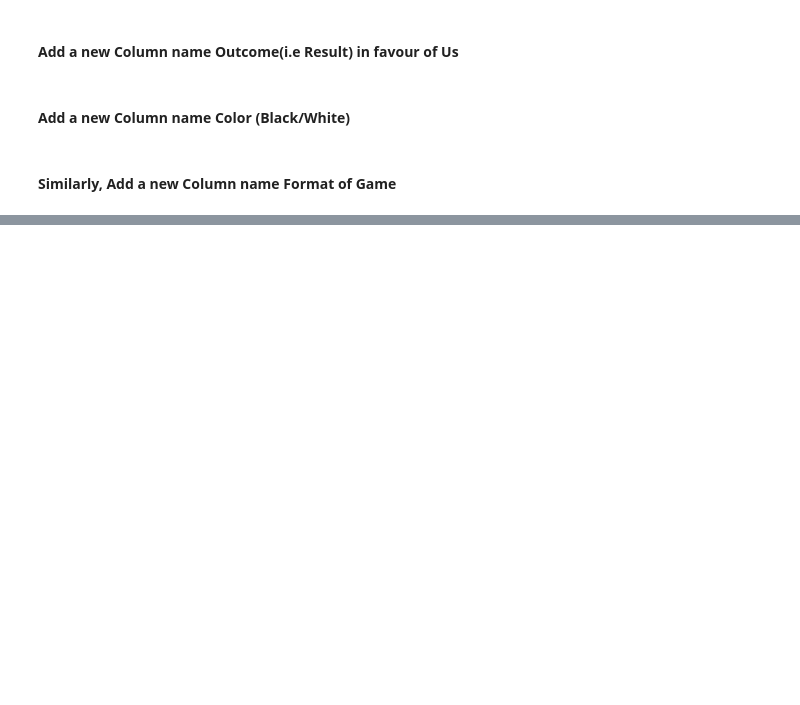
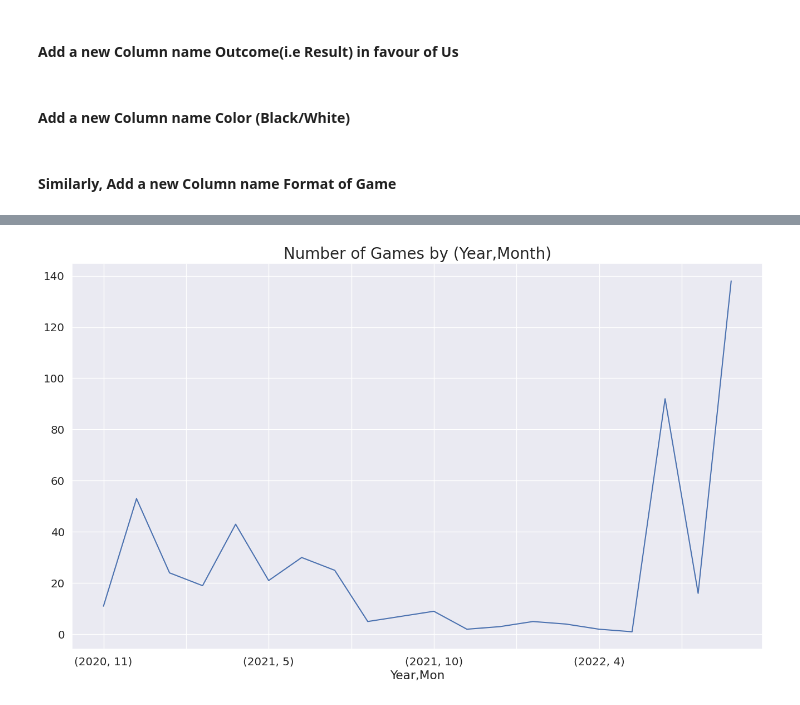
Before and after one commit to 0xmatriksh/ChessGameAnalysis, a Jupyter notebook: bm_bhattarai.ipynb, the cells around one changed output, grey strips where cells are left out. Cells and saved outputs as stored; diff of their text form; code cells hidden in the pictures; blank space fills up the shorter version.

```diff
--- a/bm_bhattarai.ipynb
+++ b/bm_bhattarai.ipynb
@@ -210,0 +225,7 @@ df.iloc[1].moves
+# %%
+plt.figure(figsize=(16,9))
+df.groupby(by=["Year","Mon"]).count()['ECO'].plot()
+plt.title('Number of Games by (Year,Month)',fontsize=20)
+plt.show()
+# %% [output]
+[figure, added]
```
Also changed, not shown: parts of 21 cells of this notebook.
